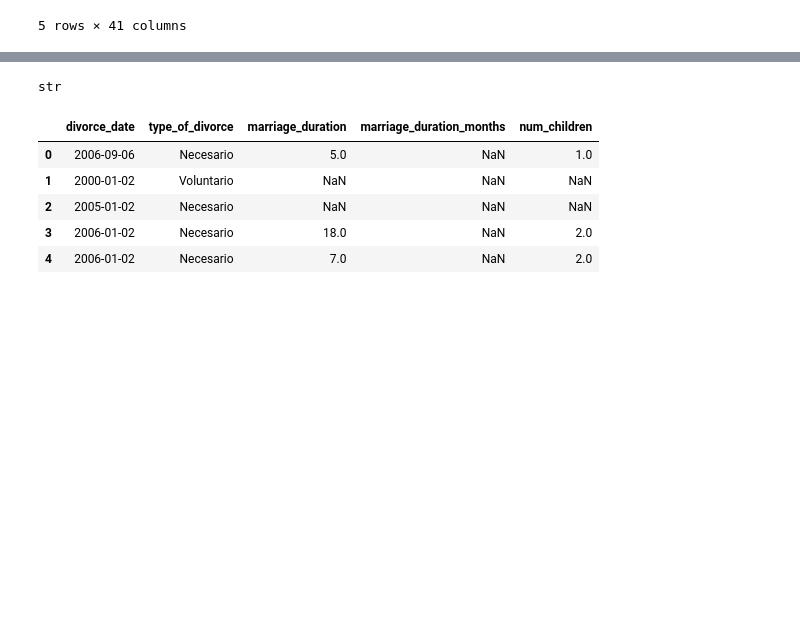
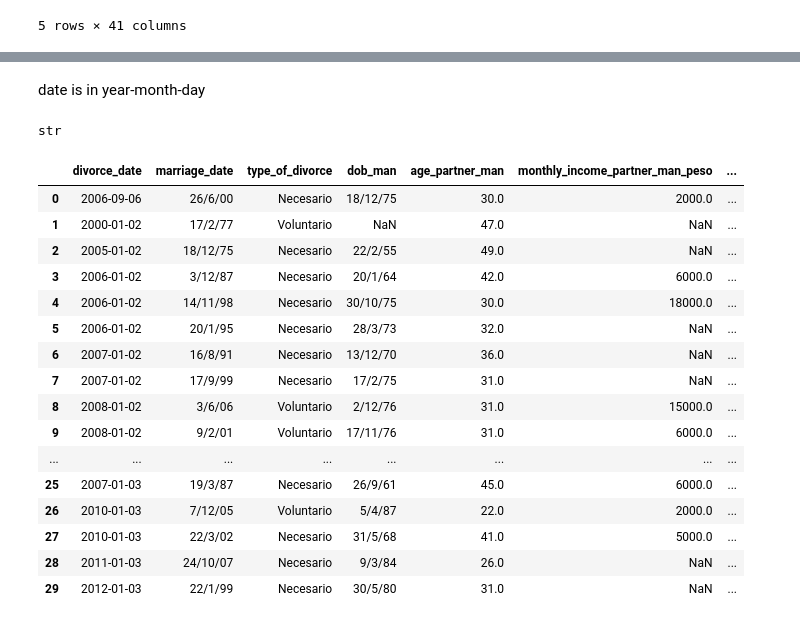
Before and after one commit to CharlieCMann/INFO-2950-Project, a Jupyter notebook: datacleaning.ipynb, the cells around one changed output, grey strips where cells are left out. Cells and saved outputs as stored; diff of their text form; code cells hidden in the pictures; blank space fills up the shorter version.

```diff
--- a/datacleaning.ipynb
+++ b/datacleaning.ipynb
@@ -46,3 +106,0 @@ divorce_data.columns = new_colnames
-# %%
-divorce_data = divorce_data[['divorce_date','type_of_divorce', 'marriage_duration','marriage_duration_months','num_children']]
-divorce_data.head()
@@ -55,0 +107,11 @@ divorce_data.head()
+# %%
+divorce_data = divorce_data[['divorce_date', 'date_of_marriage', 'type_of_divorce',
+       'dob_partner_man', 'age_partner_man', 'monthly_income_partner_man_peso',
+       'occupation_partner_man', 'dob_partner_woman', 'age_partner_woman',
+       'occupation_partner_woman', 'monthly_income_partner_woman_peso',
+       'level_of_education_partner_man', 'employment_status_partner_man',
+       'level_of_education_partner_woman', 'employment_status_partner_woman',
+       'marriage_duration', 'marriage_duration_months', 'num_children',
+       'custody']]
+divorce_data = divorce_data.rename(columns={'date_of_marriage': "marriage_date", 'dob_partner_man': "dob_man", 'dob_partner_woman': "dob_woman"})
+divorce_data.head()
@@ -56,14 +125,27 @@ divorce_data.head()
+# %% [markdown]
+date is in year-month-day
 # %%
 type(divorce_data.divorce_date[0])
 # %% [output]
 str
 # %%
 divorce_data['divorce_date'] = pd.to_datetime(divorce_data['divorce_date'])
-divorce_data.head()
+divorce_data.head(30)
 # %% [output]
-|  | divorce_date | type_of_divorce | marriage_duration | marriage_duration_months | num_children |
-| 0 | 2006-09-06 | Necesario | 5.0 | NaN | 1.0 |
-| 1 | 2000-01-02 | Voluntario | NaN | NaN | NaN |
-| 2 | 2005-01-02 | Necesario | NaN | NaN | NaN |
-| 3 | 2006-01-02 | Necesario | 18.0 | NaN | 2.0 |
-| 4 | 2006-01-02 | Necesario | 7.0 | NaN | 2.0 |
+|  | divorce_date | marriage_date | type_of_divorce | dob_man | age_partner_man | monthly_income_partner_man_peso | ... |
+| 0 | 2006-09-06 | 26/6/00 | Necesario | 18/12/75 | 30.0 | 2000.0 | ... |
+| 1 | 2000-01-02 | 17/2/77 | Voluntario | NaN | 47.0 | NaN | ... |
+| 2 | 2005-01-02 | 18/12/75 | Necesario | 22/2/55 | 49.0 | NaN | ... |
+| 3 | 2006-01-02 | 3/12/87 | Necesario | 20/1/64 | 42.0 | 6000.0 | ... |
+| 4 | 2006-01-02 | 14/11/98 | Necesario | 30/10/75 | 30.0 | 18000.0 | ... |
+| 5 | 2006-01-02 | 20/1/95 | Necesario | 28/3/73 | 32.0 | NaN | ... |
+| 6 | 2007-01-02 | 16/8/91 | Necesario | 13/12/70 | 36.0 | NaN | ... |
+| 7 | 2007-01-02 | 17/9/99 | Necesario | 17/2/75 | 31.0 | NaN | ... |
+| 8 | 2008-01-02 | 3/6/06 | Voluntario | 2/12/76 | 31.0 | 15000.0 | ... |
+| 9 | 2008-01-02 | 9/2/01 | Voluntario | 17/11/76 | 31.0 | 6000.0 | ... |
+| ... | ... | ... | ... | ... | ... | ... | ... |
+| 25 | 2007-01-03 | 19/3/87 | Necesario | 26/9/61 | 45.0 | 6000.0 | ... |
+| 26 | 2010-01-03 | 7/12/05 | Voluntario | 5/4/87 | 22.0 | 2000.0 | ... |
+| 27 | 2010-01-03 | 22/3/02 | Necesario | 31/5/68 | 41.0 | 5000.0 | ... |
+| 28 | 2011-01-03 | 24/10/07 | Necesario | 9/3/84 | 26.0 | NaN | ... |
+| 29 | 2012-01-03 | 22/1/99 | Necesario | 30/5/80 | 31.0 | NaN | ... |
```
Also changed, not shown: parts of 18 cells of this notebook, 1 other file.
